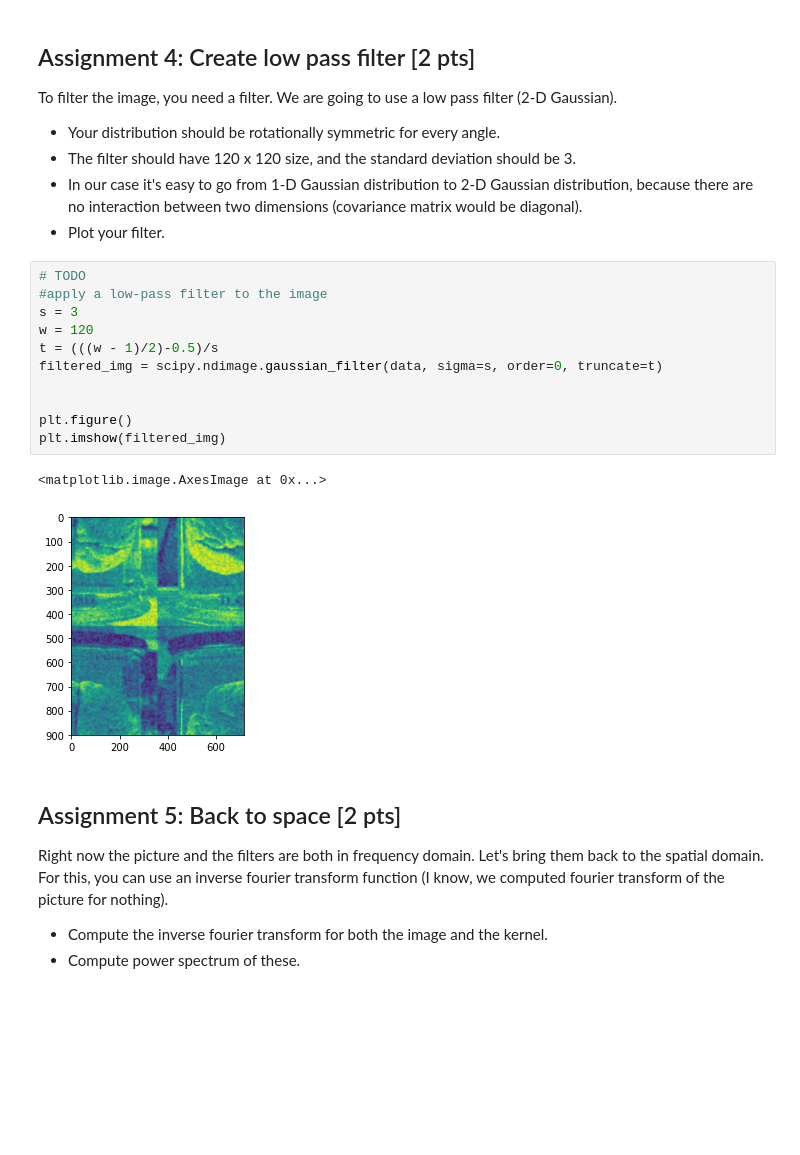
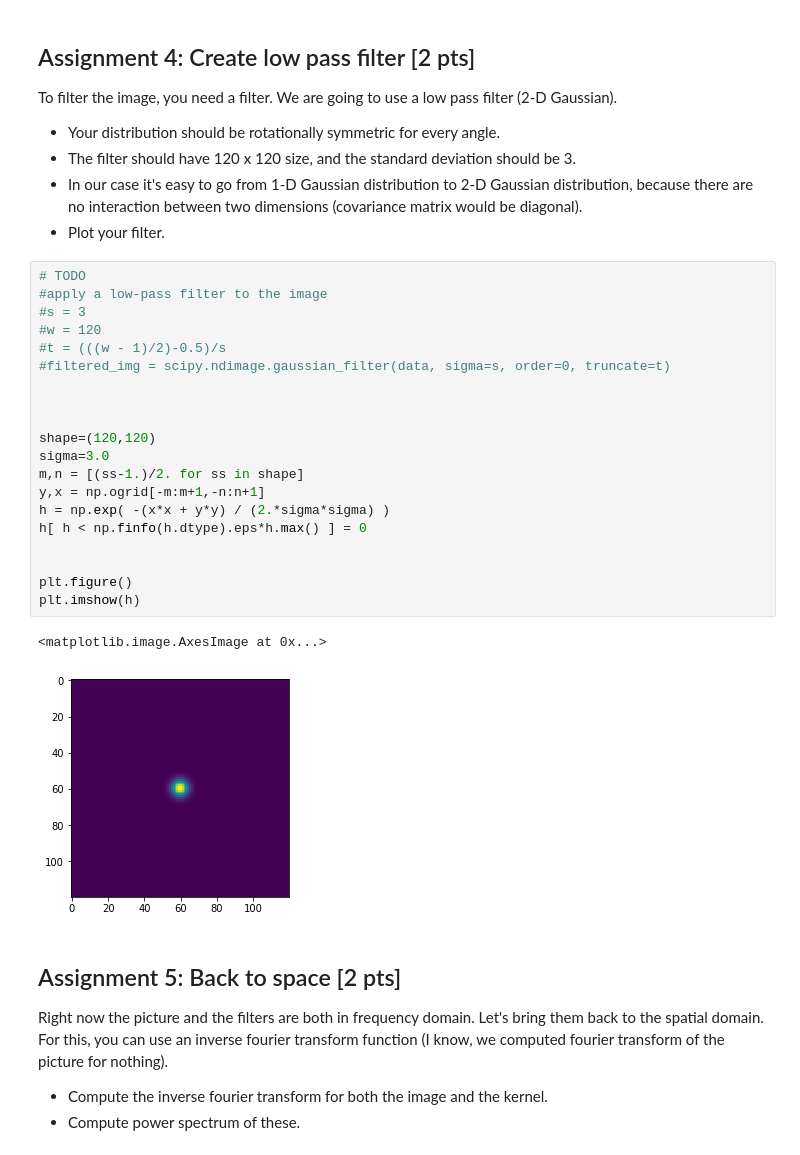
Before and after one commit to NBP-ACC/week-9-acc_8, a Jupyter notebook: sheet07.ipynb, the cells around one changed output. Drawn from its saved outputs; the diff is of its cells as text; blank space fills up the shorter version.

```diff
--- a/sheet07.ipynb
+++ b/sheet07.ipynb
@@ -175,17 +176,26 @@ To filter the image, you need a filter. We are going to use a low pass filter (2
 # %%
 # TODO
 #apply a low-pass filter to the image
-s = 3
-w = 120
-t = (((w - 1)/2)-0.5)/s
-filtered_img = scipy.ndimage.gaussian_filter(data, sigma=s, order=0, truncate=t)
+#s = 3
+#w = 120
+#t = (((w - 1)/2)-0.5)/s
+#filtered_img = scipy.ndimage.gaussian_filter(data, sigma=s, order=0, truncate=t)
+
+
+
+shape=(120,120)
+sigma=3.0
+m,n = [(ss-1.)/2. for ss in shape]
+y,x = np.ogrid[-m:m+1,-n:n+1]
+h = np.exp( -(x*x + y*y) / (2.*sigma*sigma) )
+h[ h < np.finfo(h.dtype).eps*h.max() ] = 0
 
 
 plt.figure()
-plt.imshow(filtered_img)
+plt.imshow(h)
 # %% [output]
 <matplotlib.image.AxesImage at 0x...>
-[figure, old version]
+[figure, new version]
 # %% [markdown]
 ## Assignment 5: Back to space [2 pts]
 Right now the picture and the filters are both in frequency domain. Let's bring them back to the spatial domain. For this, you can use an inverse fourier transform function (I know, we computed fourier transform of the picture for nothing).
```
Also changed, not shown: parts of 2 cells of this notebook.
